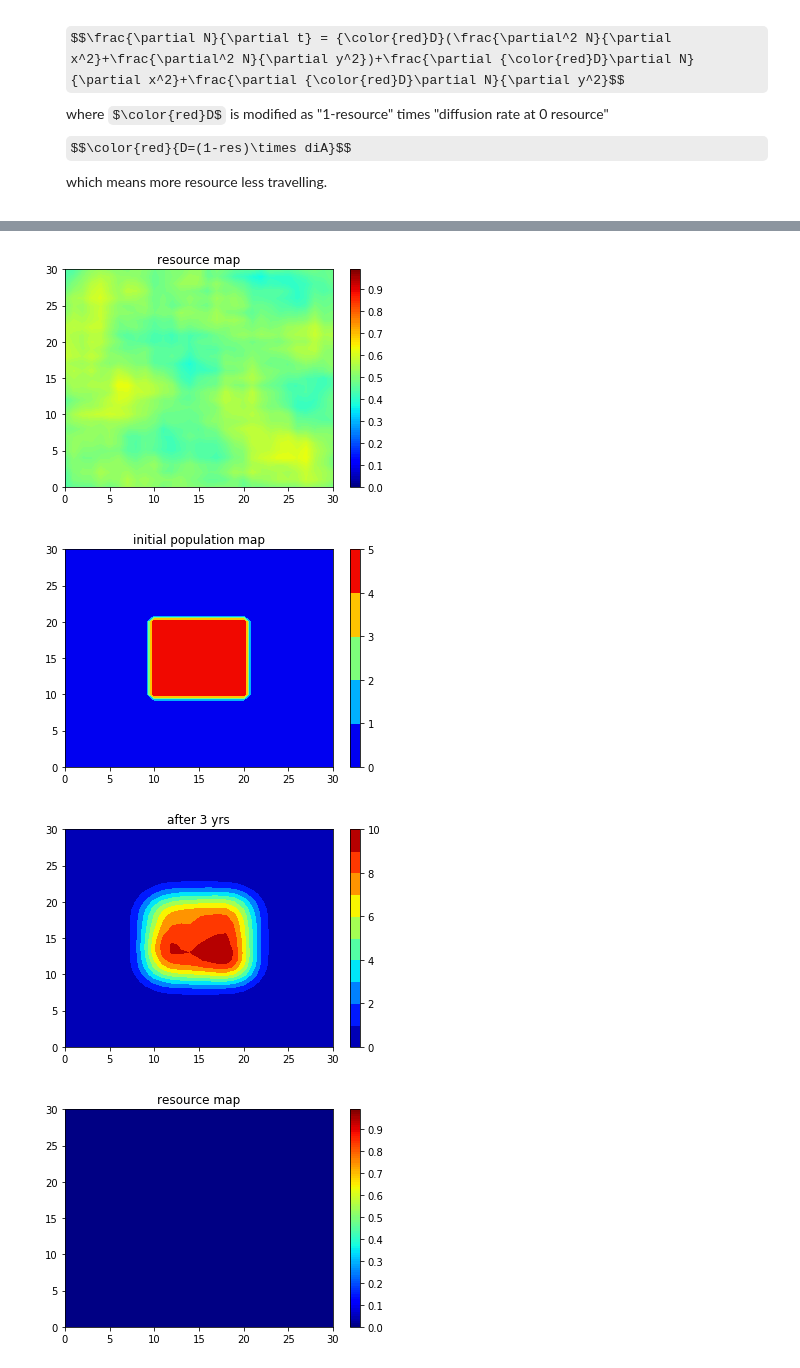
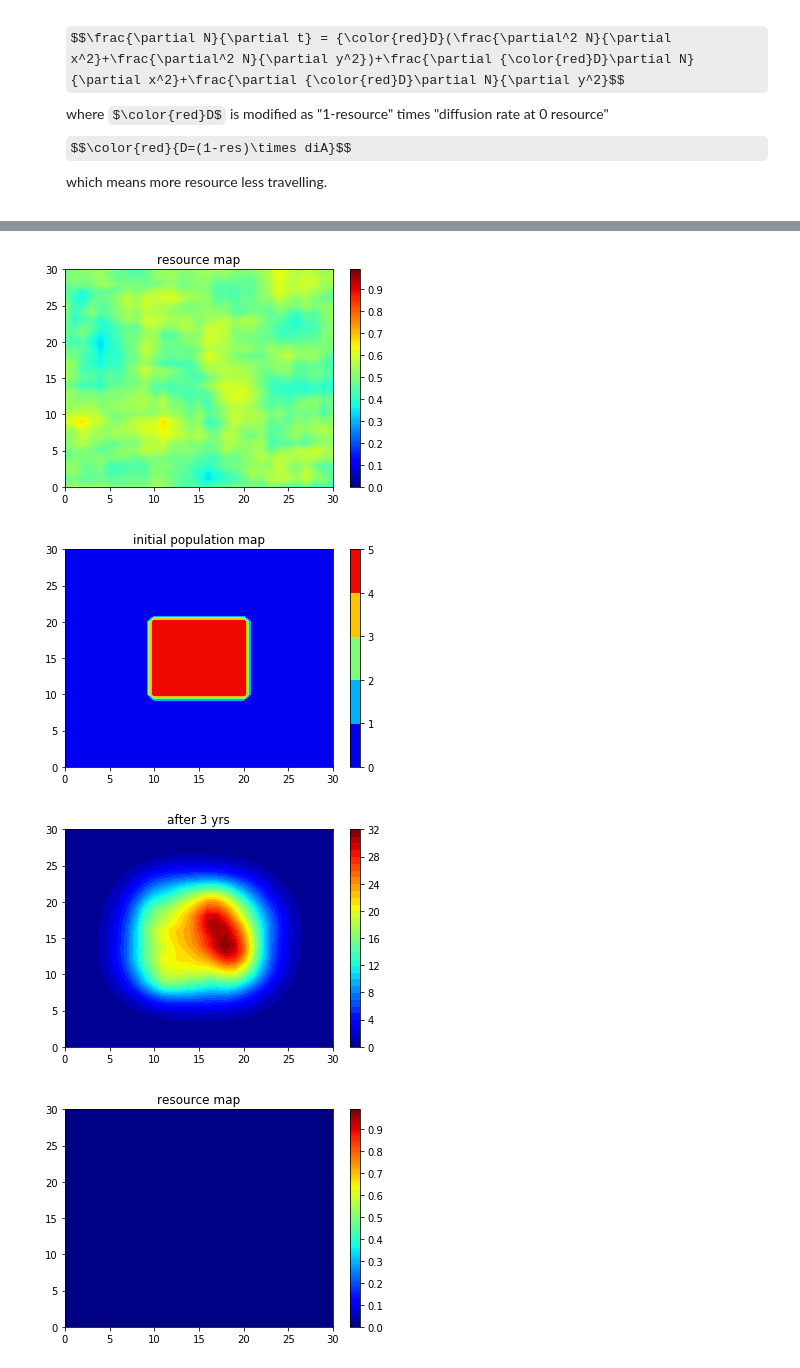
Before and after one commit to zhou-llijun/temp, a Jupyter notebook: APNA-PopSim.ipynb, the cells around one changed output, grey strips where cells are left out. Drawn from its saved outputs; the diff is of its cells as text; code cells hidden in the pictures; some formulas as TeX source.

```diff
--- a/APNA-PopSim.ipynb
+++ b/APNA-PopSim.ipynb
@@ -88,8 +88,8 @@ class population_map:
             growth = self.res.rm * self.ani.bA * self.pm * (1 - self.pm/self.res.d**2/self.ani.k) * dt
             death = (self.res.rm - 1) * self.ani.dA * self.pm * dt
             diffusion = (1 - self.res.rm) * self.ani.diA * (np.roll(self.pm,1,0)+np.roll(self.pm,-1,0)+np.roll(self.pm,1,1)+np.roll(self.pm,-1,1)-4*self.pm) / self.res.d**2 * dt
-            diffusion += self.ani.diA * ((np.roll(1-self.res.rm,-1,0)-np.roll(1-self.res.rm,1,0))*(np.roll(self.pm,-1,0)-np.roll(self.pm,1,0)) + (np.roll(1-self.res.rm,-1,1)-np.roll(1-self.res.rm,-1,1))*(np.roll(self.pm,-1,1)-np.roll(self.pm,1,1))) / 4 / self.res.d**2 * dt
-            self.pm += (growth + death + diffusion) / 3
+            diffusion += self.ani.diA * ((np.roll(1-self.res.rm,-1,0)-np.roll(1-self.res.rm,1,0))*(np.roll(self.pm,-1,0)-np.roll(self.pm,1,0)) + (np.roll(1-self.res.rm,-1,1)-np.roll(1-self.res.rm,1,1))*(np.roll(self.pm,-1,1)-np.roll(self.pm,1,1))) / 4 / self.res.d**2 * dt
+            self.pm += growth + death + diffusion
             self.pm[:,0] = 0; self.pm[:,self.res.x-1] = 0; self.pm[0,:] = 0; self.pm[self.res.y-1,:] = 0
 #     def run_output_vtk(self)
 # %%
@@ -110,18 +110,18 @@ m1.disp()
 # %%
 # simulation demonstration
 res = resource_map(30, 30, 1)
-res.random(3)
+res.random(2)
 ani = animal(2, 0.5, 3, 100)
 p1 = population_map(res, ani)
 p1.res.disp("resource map")
 p1.pm[10:21, 10:21] = 5
 p1.disp("initial population map")
 p1.run(3, 0.01)
 p1.disp("after 3 yrs")
 # %% [output]
-[figure, old version]
+[figure, new version]
 [figure]
-[figure, old version]
+[figure, new version]
 # %%
 res = resource_map(30, 30, 1)
 ani = animal(2, 0.5, 3, 100)
```
Also changed, not shown: parts of 3 cells of this notebook.
